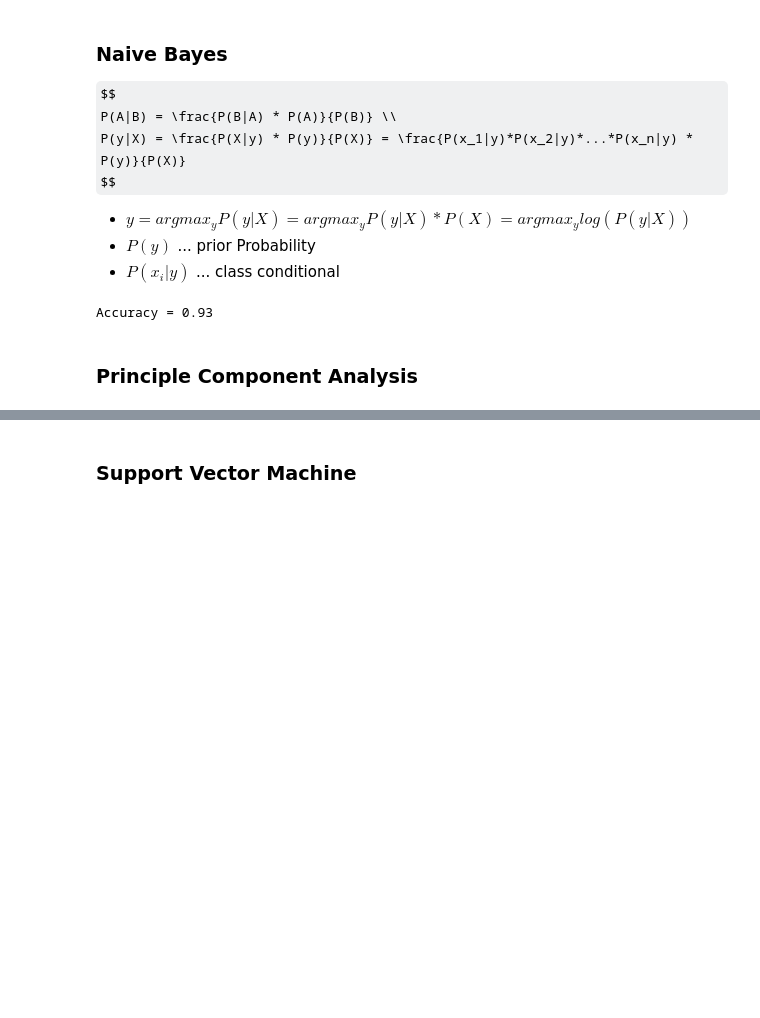
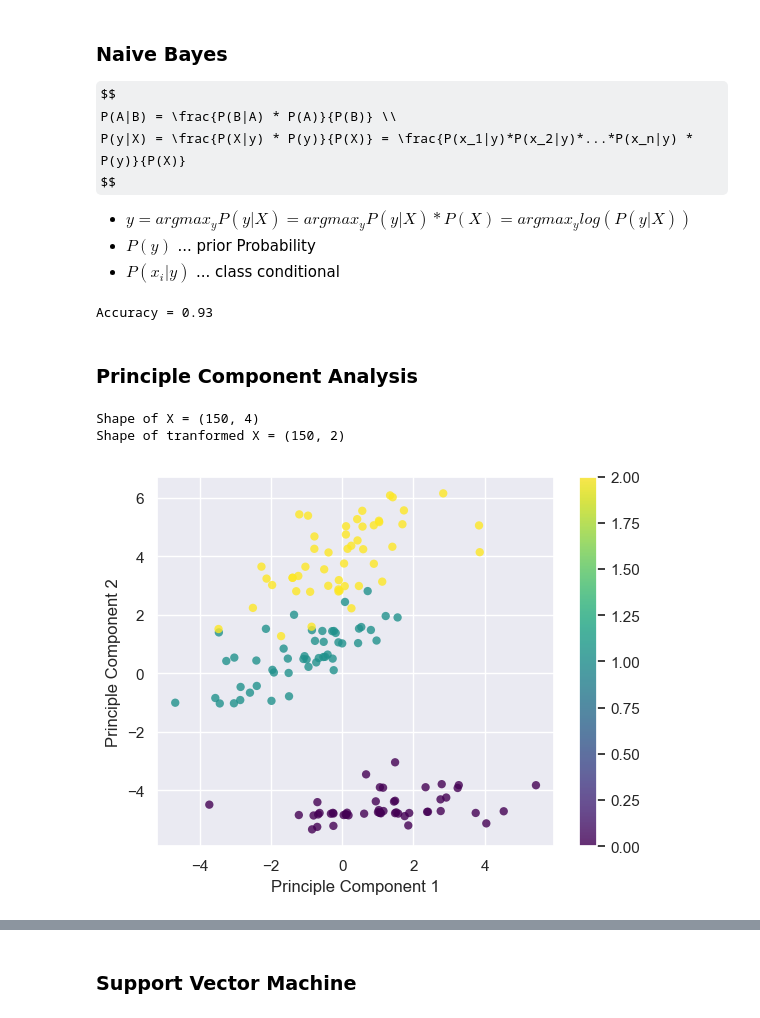
Before and after one commit to j-schmied/deep-learning-pytorch, a Jupyter notebook: ml_fundamentals.ipynb, the cells around one changed output, grey strips where cells are left out. Drawn from its saved outputs; the diff is of its cells as text; code cells hidden in the pictures; some formulas as TeX source; blank space fills up the shorter version.

```diff
--- a/ml_fundamentals.ipynb
+++ b/ml_fundamentals.ipynb
@@ -487,3 +488,56 @@ print(f"Accuracy = {accuracy(predictions, y_test)}")
 Accuracy = 0.93
 # %% [markdown]
 ### Principle Component Analysis
+# %%
+class PCA:
+
+    def __init__(self, n_components) -> None:
+        self.n_components = n_components
+        self.components = None
+        self.mean = None
+
+    def fit(self, X):
+        # mean centering
+        self.mean = np.mean(X, axis=0)
+        X = X - self.mean
+
+        # covariance
+        cov = np.cov(X.T)
+
+        # eigenvectors, eigenvalues
+        eigenvectors, eigenvalues = np.linalg.eig(cov)
+        eigenvectors = eigenvectors.T
+
+        idxs = np.argsort(eigenvalues)[::-1]
+        eigenvalues = eigenvalues[idxs]
+        eigenvectors = eigenvectors[idxs]
+
+        self.components = eigenvectors[:self.n_components]
+
+    def transform(self, X):
+        X = X - self.mean
+        return np.dot(X, self.components.T)
+
+
+data = datasets.load_iris()
+X, y = data.data, data.target
+
+pca = PCA(n_components=2)
+pca.fit(X)
+X_projected = pca.transform(X)
+
+print(f"Shape of X = {X.shape}")
+print(f"Shape of tranformed X = {X_projected.shape}")
+
+x1 = X_projected[:, 0]
+x2 = X_projected[:, 1]
+
+plt.scatter(x1, x2, c=y, edgecolors="none", alpha=0.8, cmap=matplotlib.colormaps.get_cmap("viridis"))
+plt.xlabel("Principle Component 1")
+plt.ylabel("Principle Component 2")
+plt.colorbar()
+plt.show()
+# %% [output]
+Shape of X = (150, 4)
+Shape of tranformed X = (150, 2)
+[figure, added]
```
Also changed, not shown: parts of 6 cells of this notebook.
